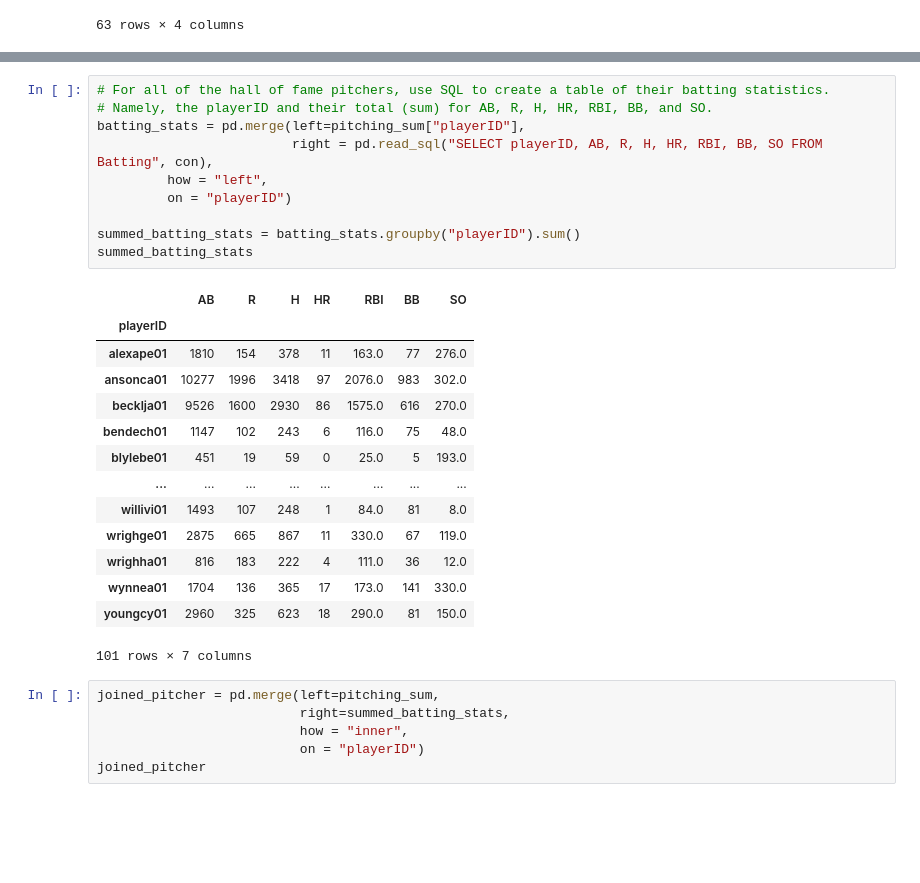
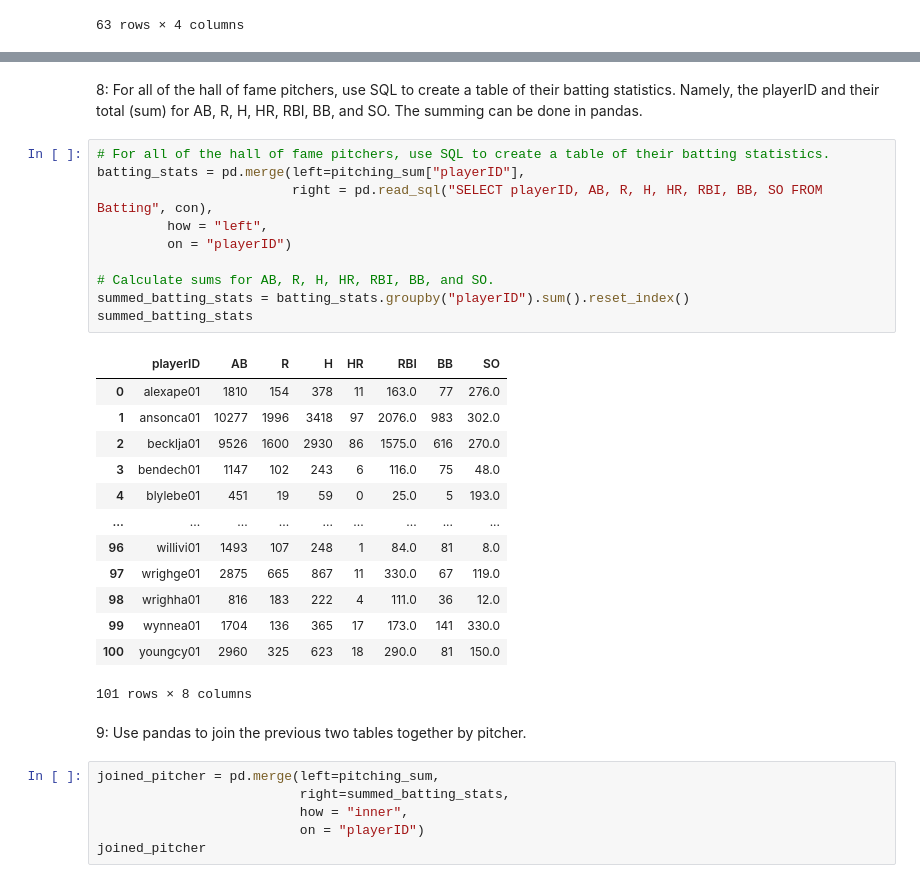
Before and after one commit to scimaksim/Python_graduate_coursework, a Jupyter notebook: HW5/Nikiforov_Assignment_5.ipynb, the cells around one changed output, grey strips where cells are left out. Cells and saved outputs as stored; diff of their text form; blank space fills up the shorter version.

```diff
--- a/HW5/Nikiforov_Assignment_5.ipynb
+++ b/HW5/Nikiforov_Assignment_5.ipynb
@@ -338,28 +339,31 @@ pitching_sum
+# %% [markdown]
+8: For all of the hall of fame pitchers, use SQL to create a table of their batting statistics. Namely, the playerID and their total (sum) for AB, R, H, HR, RBI, BB, and SO. The summing can be done in pandas.
 # %%
 # For all of the hall of fame pitchers, use SQL to create a table of their batting statistics.
-# Namely, the playerID and their total (sum) for AB, R, H, HR, RBI, BB, and SO.
 batting_stats = pd.merge(left=pitching_sum["playerID"],
                          right = pd.read_sql("SELECT playerID, AB, R, H, HR, RBI, BB, SO FROM Batting", con),
          how = "left",
          on = "playerID")
 
-summed_batting_stats = batting_stats.groupby("playerID").sum()
+# Calculate sums for AB, R, H, HR, RBI, BB, and SO.
+summed_batting_stats = batting_stats.groupby("playerID").sum().reset_index()
 summed_batting_stats
 # %% [output]
-|  | AB | R | H | HR | RBI | BB | SO |
-| playerID |  |  |  |  |  |  |  |
-| alexape01 | 1810 | 154 | 378 | 11 | 163.0 | 77 | 276.0 |
-| ansonca01 | 10277 | 1996 | 3418 | 97 | 2076.0 | 983 | 302.0 |
-| becklja01 | 9526 | 1600 | 2930 | 86 | 1575.0 | 616 | 270.0 |
-| bendech01 | 1147 | 102 | 243 | 6 | 116.0 | 75 | 48.0 |
-| blylebe01 | 451 | 19 | 59 | 0 | 25.0 | 5 | 193.0 |
-| ... | ... | ... | ... | ... | ... | ... | ... |
-| willivi01 | 1493 | 107 | 248 | 1 | 84.0 | 81 | 8.0 |
-| wrighge01 | 2875 | 665 | 867 | 11 | 330.0 | 67 | 119.0 |
-| wrighha01 | 816 | 183 | 222 | 4 | 111.0 | 36 | 12.0 |
-| wynnea01 | 1704 | 136 | 365 | 17 | 173.0 | 141 | 330.0 |
-| youngcy01 | 2960 | 325 | 623 | 18 | 290.0 | 81 | 150.0 |
+|  | playerID | AB | R | H | HR | RBI | BB | SO |
+| 0 | alexape01 | 1810 | 154 | 378 | 11 | 163.0 | 77 | 276.0 |
+| 1 | ansonca01 | 10277 | 1996 | 3418 | 97 | 2076.0 | 983 | 302.0 |
+| 2 | becklja01 | 9526 | 1600 | 2930 | 86 | 1575.0 | 616 | 270.0 |
+| 3 | bendech01 | 1147 | 102 | 243 | 6 | 116.0 | 75 | 48.0 |
+| 4 | blylebe01 | 451 | 19 | 59 | 0 | 25.0 | 5 | 193.0 |
+| ... | ... | ... | ... | ... | ... | ... | ... | ... |
+| 96 | willivi01 | 1493 | 107 | 248 | 1 | 84.0 | 81 | 8.0 |
+| 97 | wrighge01 | 2875 | 665 | 867 | 11 | 330.0 | 67 | 119.0 |
+| 98 | wrighha01 | 816 | 183 | 222 | 4 | 111.0 | 36 | 12.0 |
+| 99 | wynnea01 | 1704 | 136 | 365 | 17 | 173.0 | 141 | 330.0 |
+| 100 | youngcy01 | 2960 | 325 | 623 | 18 | 290.0 | 81 | 150.0 |
-101 rows × 7 columns
+101 rows × 8 columns
+# %% [markdown]
+9: Use pandas to join the previous two tables together by pitcher.
 # %%
 joined_pitcher = pd.merge(left=pitching_sum,
                           right=summed_batting_stats,
```
Also changed, not shown: parts of 26 cells of this notebook, 1 other file.
